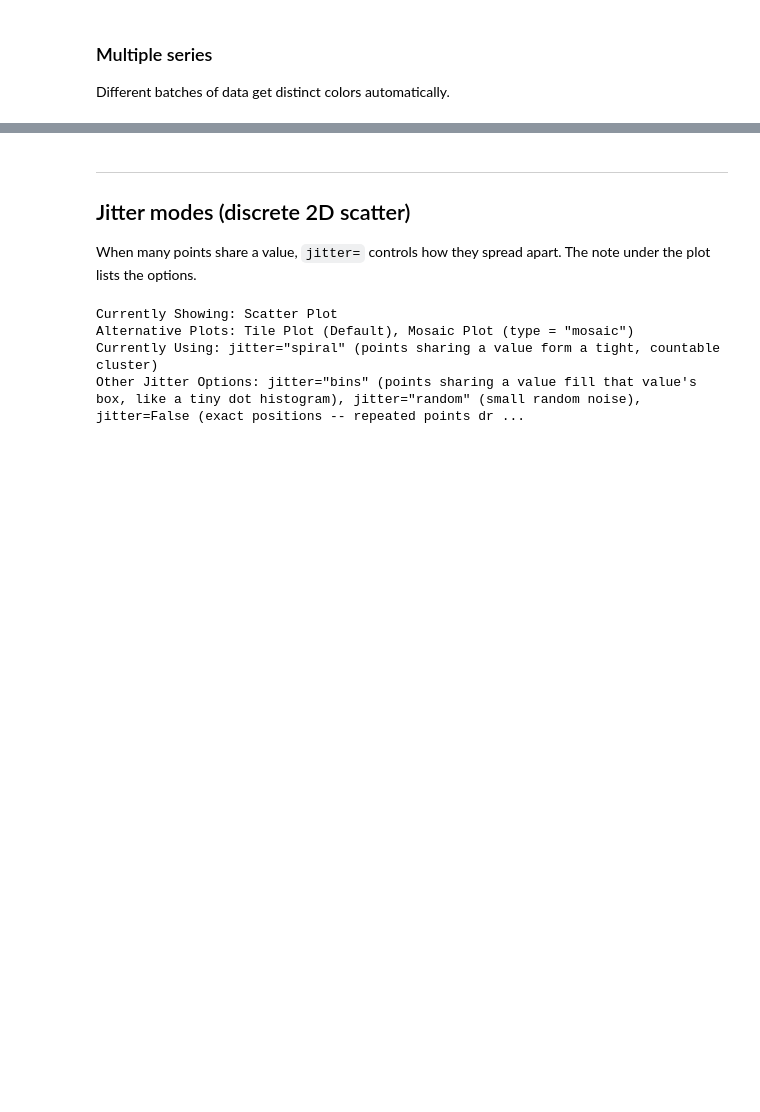
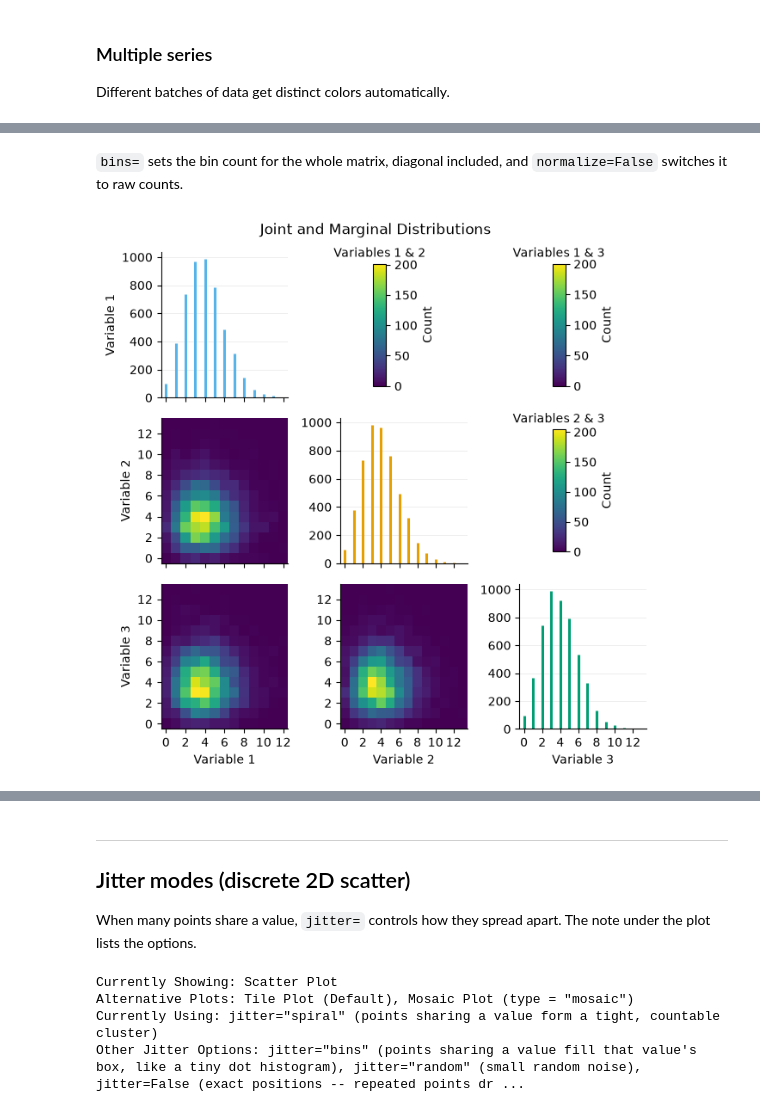
Before and after one commit to calpoly-symbulate/symbulate, a Jupyter notebook: team/graphics_gallery.ipynb, the cells around one changed output, grey strips where cells are left out. Drawn from its saved outputs; the diff is of its cells as text; code cells hidden in the pictures; blank space fills up the shorter version.

```diff
--- a/team/graphics_gallery.ipynb
+++ b/team/graphics_gallery.ipynb
@@ -175,0 +204,7 @@ RV(Poisson(4) ** 2).sim(3000).plot(type='tile', suggest=False)
+# %% [markdown]
+`bins=` sets the bin count for the whole matrix, diagonal included, and
+`normalize=False` switches it to raw counts.
+# %%
+RV(Poisson(4) ** 3).sim(5000).plot(normalize=False, suggest=False)
+# %% [output]
+[figure, added]
```
Also changed, not shown: parts of 42 cells of this notebook, 8 other files.
